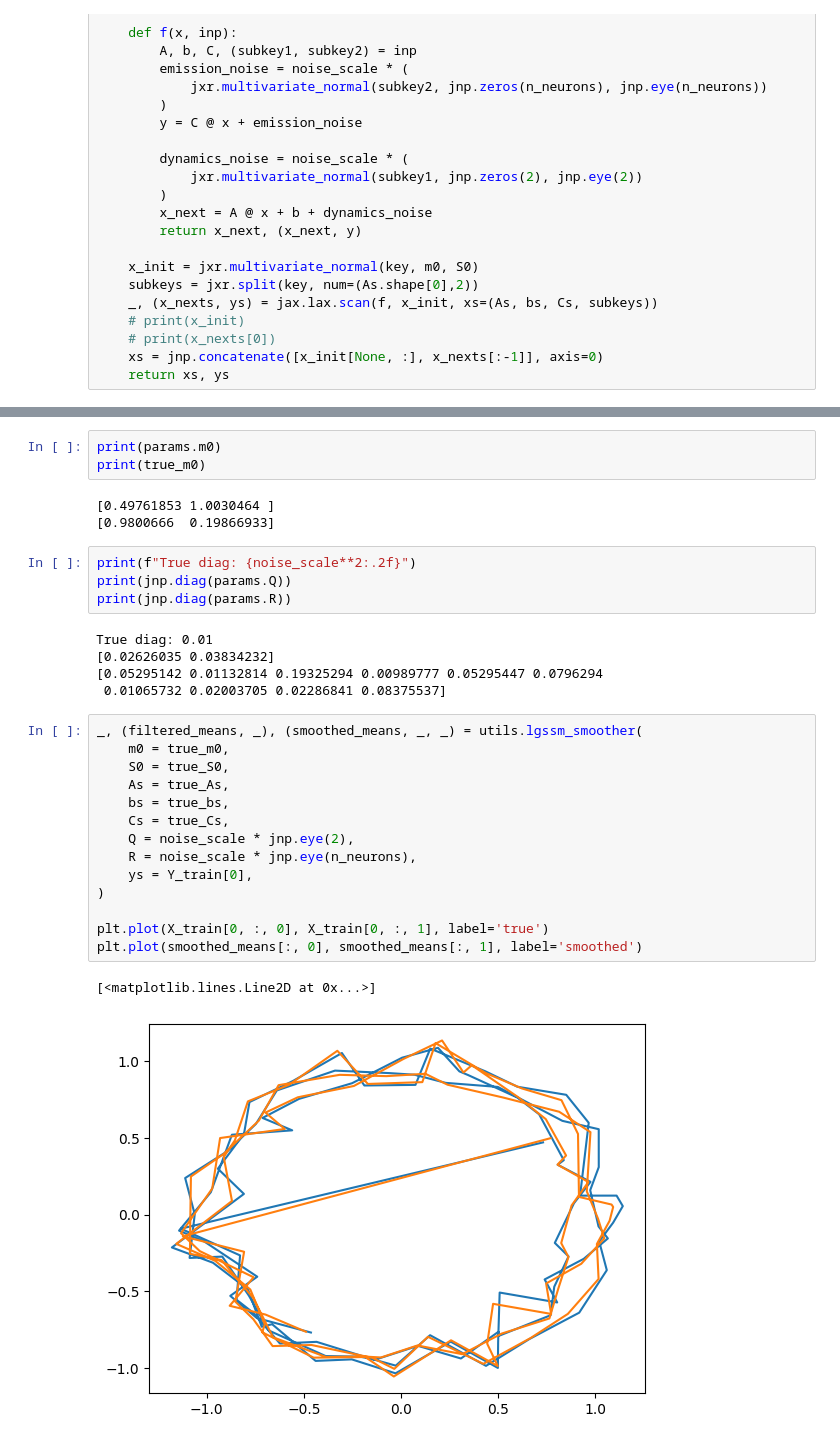
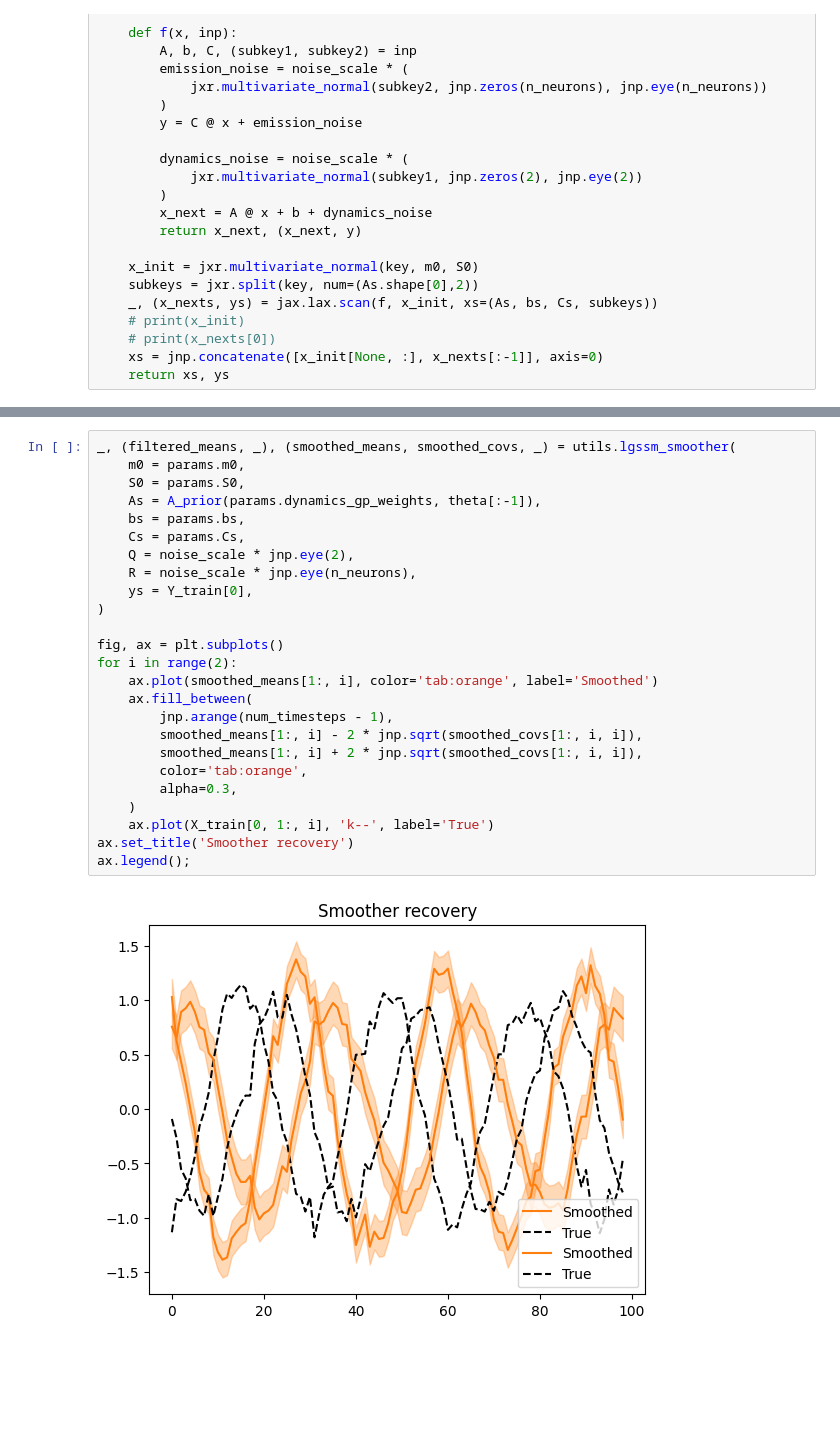
Before and after one commit to neurostatslab/clds, a Jupyter notebook: notebooks/demo_headdirection.ipynb, the cells around one changed output, grey strips where cells are left out. Drawn from its saved outputs; the diff is of its cells as text; blank space fills up the shorter version.

```diff
--- a/notebooks/demo_headdirection.ipynb
+++ b/notebooks/demo_headdirection.ipynb
@@ -202,32 +202,27 @@ plt.plot(params.bs, c='tab:orange');
-# %%
-print(params.m0)
-print(true_m0)
-# %% [output]
-[0.49761853 1.0030464 ]
-[0.9800666  0.19866933]
-# %%
-print(f"True diag: {noise_scale**2:.2f}")
-print(jnp.diag(params.Q))
-print(jnp.diag(params.R))
-# %% [output]
-True diag: 0.01
-[0.02626035 0.03834232]
-[0.05295142 0.01132814 0.19325294 0.00989777 0.05295447 0.0796294
- 0.01065732 0.02003705 0.02286841 0.08375537]
-# %%
-_, (filtered_means, _), (smoothed_means, _, _) = utils.lgssm_smoother(
-    m0 = true_m0,
-    S0 = true_S0,
-    As = true_As,
-    bs = true_bs,
-    Cs = true_Cs,
-    Q = noise_scale * jnp.eye(2),
-    R = noise_scale * jnp.eye(n_neurons),
-    ys = Y_train[0],
-)
-
-plt.plot(X_train[0, :, 0], X_train[0, :, 1], label='true')
-plt.plot(smoothed_means[:, 0], smoothed_means[:, 1], label='smoothed')
-# %% [output]
-[<matplotlib.lines.Line2D at 0x...>]
-[figure, removed]
+# %%
+_, (filtered_means, _), (smoothed_means, smoothed_covs, _) = utils.lgssm_smoother(
+    m0 = params.m0,
+    S0 = params.S0,
+    As = A_prior(params.dynamics_gp_weights, theta[:-1]),
+    bs = params.bs,
+    Cs = params.Cs,
+    Q = noise_scale * jnp.eye(2),
+    R = noise_scale * jnp.eye(n_neurons),
+    ys = Y_train[0],
+)
+
+fig, ax = plt.subplots()
+for i in range(2):
+    ax.plot(smoothed_means[1:, i], color='tab:orange', label='Smoothed')
+    ax.fill_between(
+        jnp.arange(num_timesteps - 1),
+        smoothed_means[1:, i] - 2 * jnp.sqrt(smoothed_covs[1:, i, i]),
+        smoothed_means[1:, i] + 2 * jnp.sqrt(smoothed_covs[1:, i, i]),
+        color='tab:orange',
+        alpha=0.3,
+    )
+    ax.plot(X_train[0, 1:, i], 'k--', label='True')
+ax.set_title('Smoother recovery')
+ax.legend();
+# %% [output]
+[figure, added]
```
Also changed, not shown: parts of 9 cells of this notebook.
